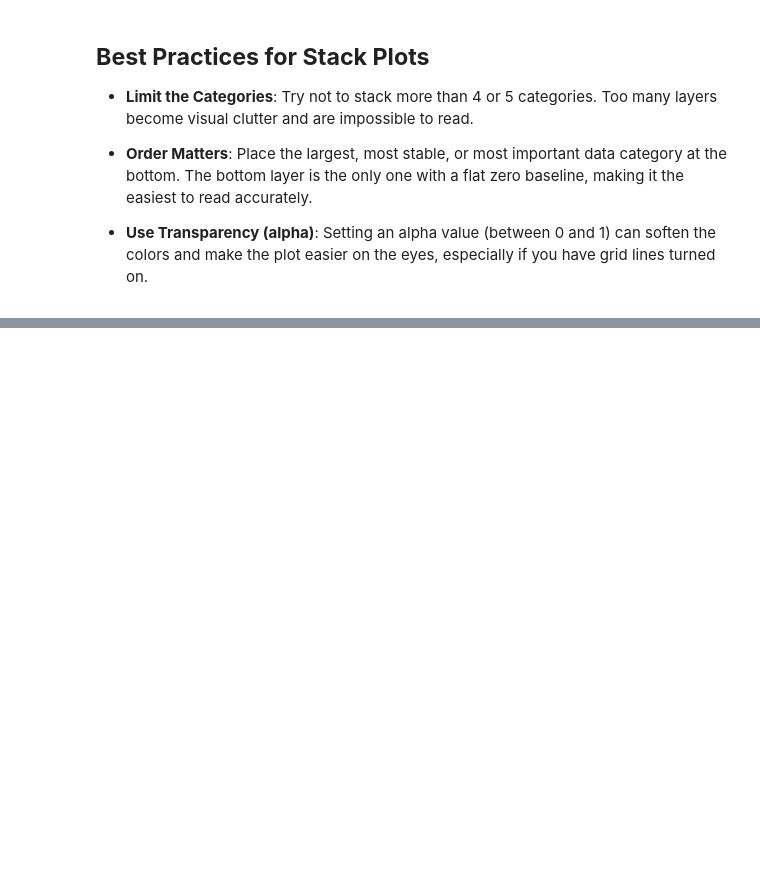
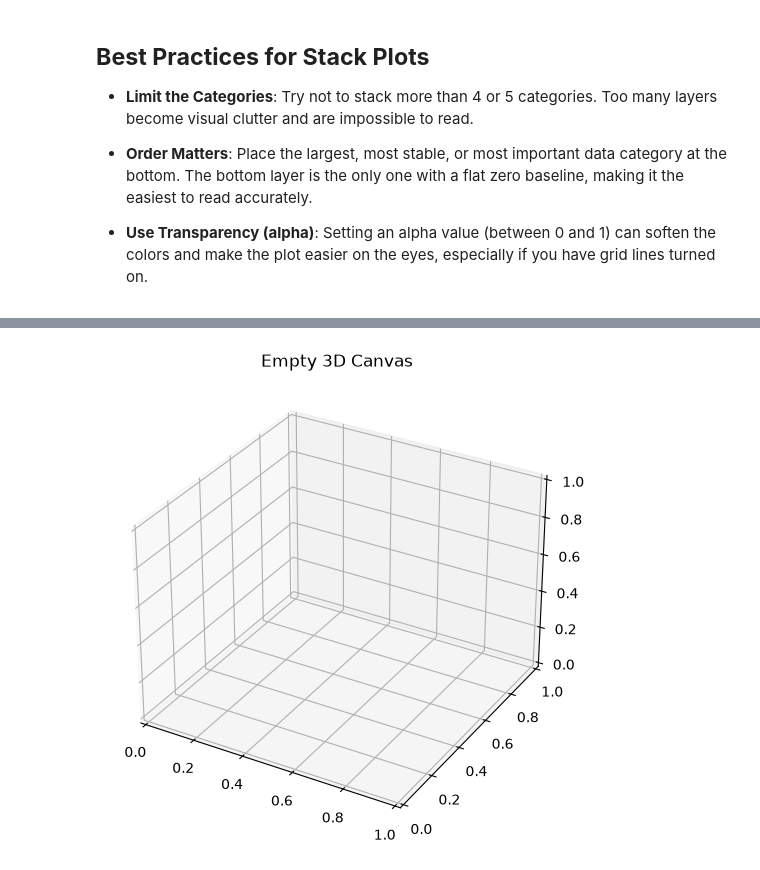
Before and after one commit to thilina-fer/python-deep-drive, a Jupyter notebook: 09. Matplotlib Library/02. Types of Plots.ipynb, the cells around one changed output, grey strips where cells are left out. Drawn from its saved outputs; the diff is of its cells as text; code cells hidden in the pictures; blank space fills up the shorter version.

```diff
--- a/09. Matplotlib Library/02. Types of Plots.ipynb
+++ b/09. Matplotlib Library/02. Types of Plots.ipynb
@@ -396,0 +410,11 @@ plt.show()
+# %%
+# Create the figure
+fig = plt.figure(figsize=(8, 6))
+
+# Add a 3D axis to the figure
+ax = fig.add_subplot(111, projection='3d')
+
+plt.title("Empty 3D Canvas")
+plt.show()
+# %% [output]
+[figure, added]
```
Also changed, not shown: parts of 10 cells of this notebook.
